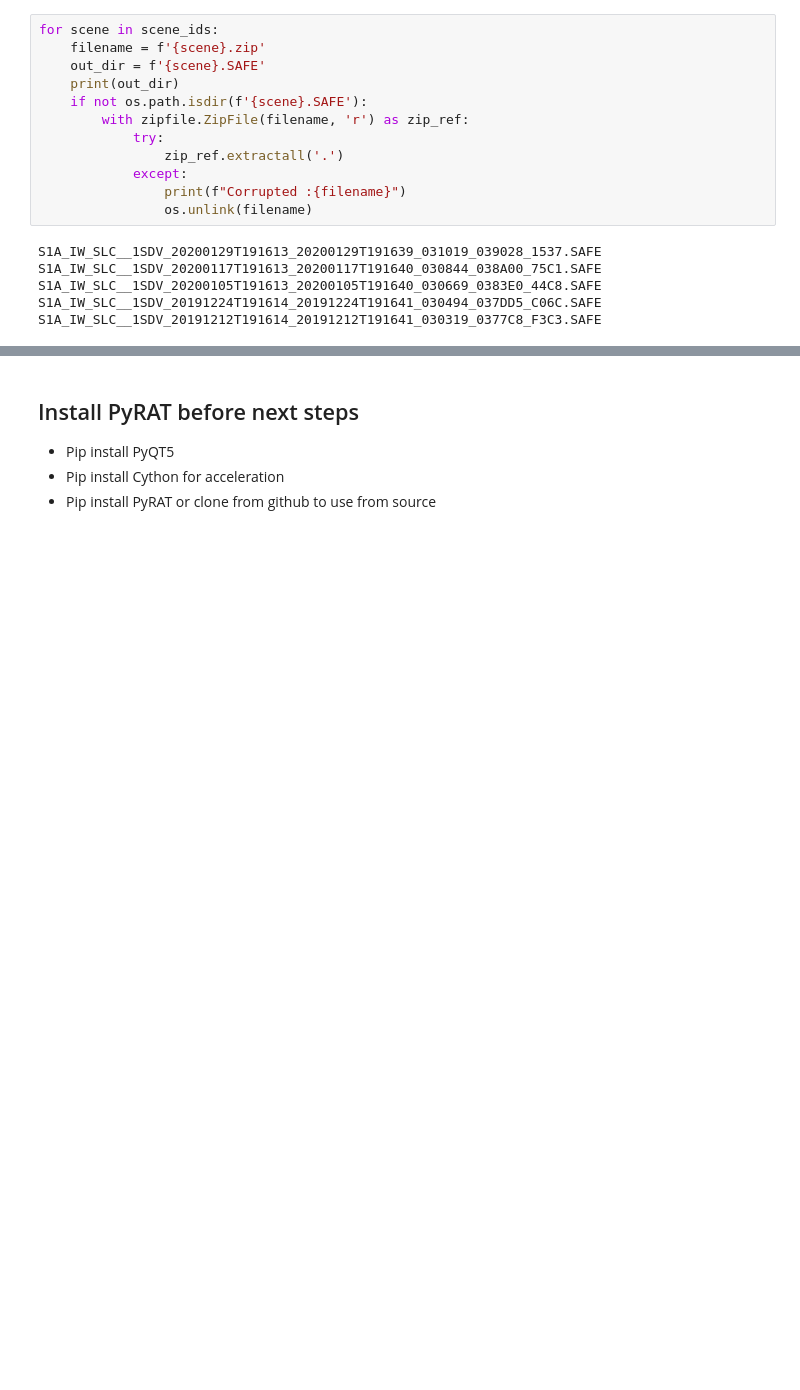
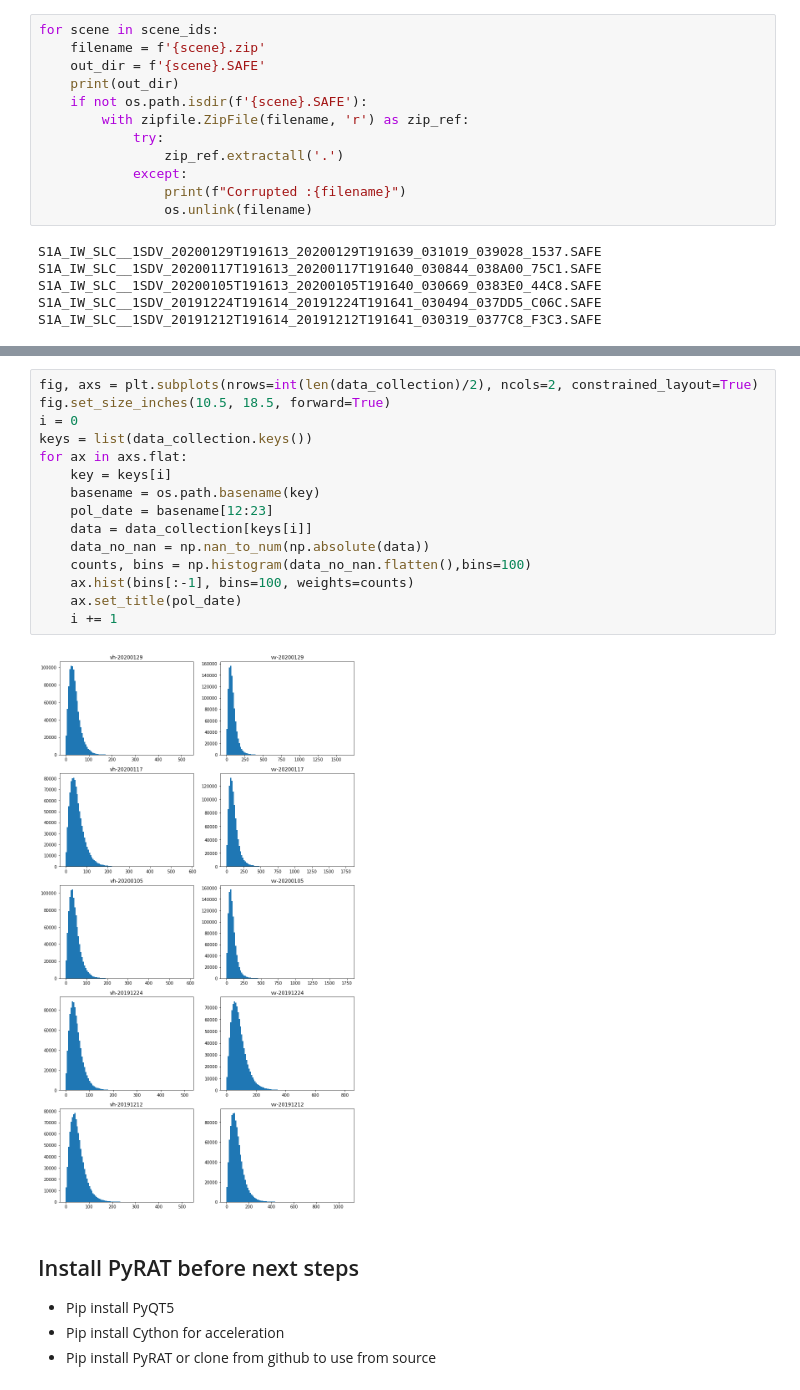
Before and after one commit to whatnick/ki_fires_slc, a Jupyter notebook: notebooks/Orroral_SAR_FireMap.ipynb, the cells around one changed output, grey strips where cells are left out. Drawn from its saved outputs; the diff is of its cells as text; blank space fills up the shorter version.

```diff
--- a/notebooks/Orroral_SAR_FireMap.ipynb
+++ b/notebooks/Orroral_SAR_FireMap.ipynb
@@ -152,3 +183,20 @@ for ax in axs.flat:
+# %%
+fig, axs = plt.subplots(nrows=int(len(data_collection)/2), ncols=2, constrained_layout=True)
+fig.set_size_inches(10.5, 18.5, forward=True)
+i = 0
+keys = list(data_collection.keys())
+for ax in axs.flat:
+    key = keys[i]
+    basename = os.path.basename(key)
+    pol_date = basename[12:23]
+    data = data_collection[keys[i]]
+    data_no_nan = np.nan_to_num(np.absolute(data))
+    counts, bins = np.histogram(data_no_nan.flatten(),bins=100)
+    ax.hist(bins[:-1], bins=100, weights=counts)
+    ax.set_title(pol_date)
+    i += 1
+# %% [output]
+[figure, added]
 # %% [markdown]
 ## Install PyRAT before next steps
 - Pip install PyQT5
```
Also changed, not shown: parts of 15 cells of this notebook.
